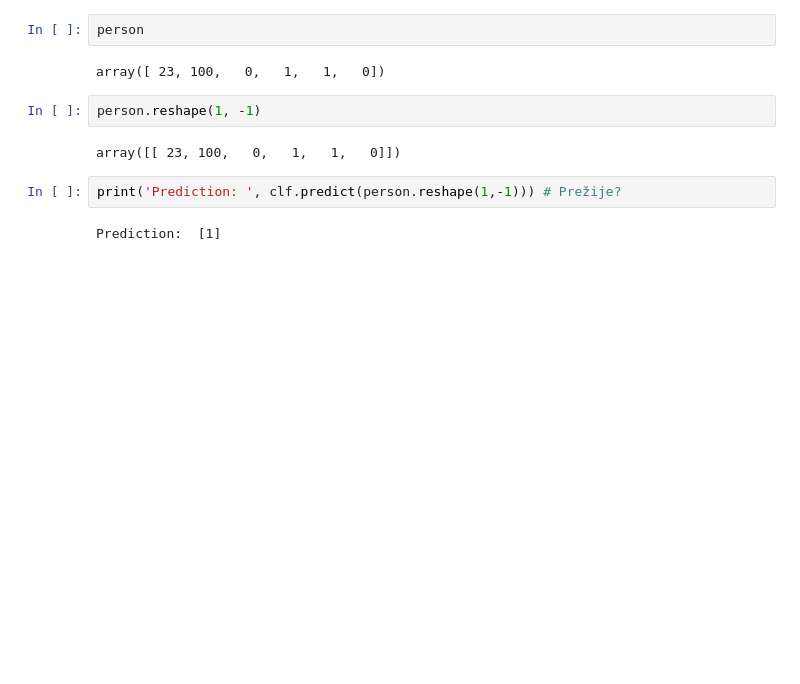
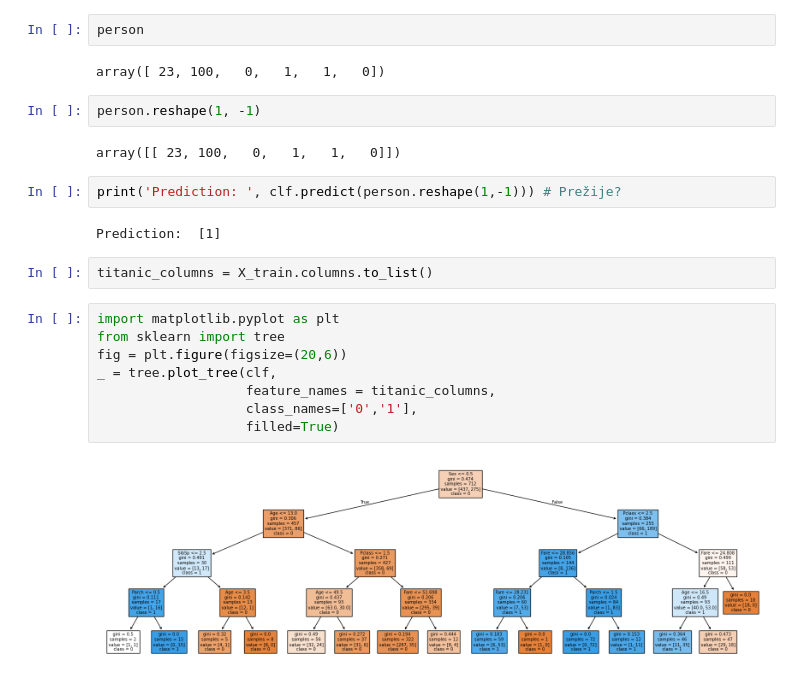
Before and after one commit to br0kenpixel/ui-cviko1, a Jupyter notebook: notebook/cviko8.ipynb, the cells around one changed output. Cells and saved outputs as stored; diff of their text form; blank space fills up the shorter version.

```diff
--- a/notebook/cviko8.ipynb
+++ b/notebook/cviko8.ipynb
@@ -458,3 +458,15 @@ array([[ 23, 100,   0,   1,   1,   0]])
 print('Prediction: ', clf.predict(person.reshape(1,-1))) # Prežije?
 # %% [output]
 Prediction:  [1]
+# %%
+titanic_columns = X_train.columns.to_list()
+# %%
+import matplotlib.pyplot as plt
+from sklearn import tree
+fig = plt.figure(figsize=(20,6))
+_ = tree.plot_tree(clf,
+                   feature_names = titanic_columns,
+                   class_names=['0','1'],
+                   filled=True)
+# %% [output]
+[figure, added]
```
